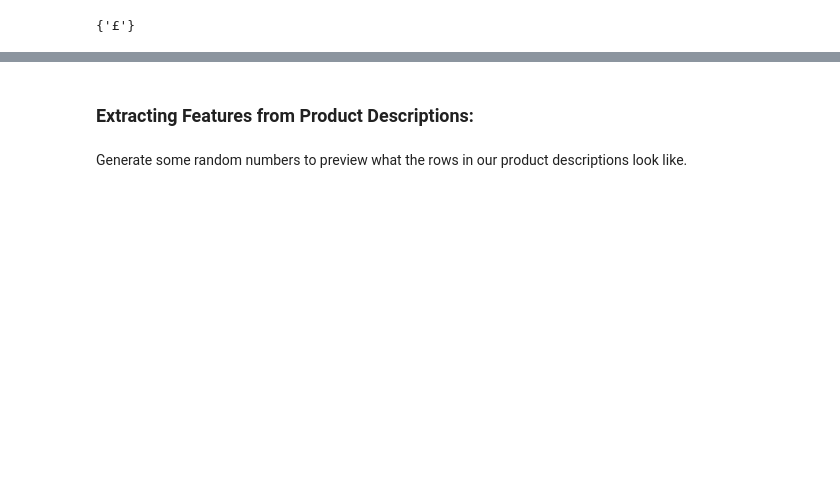
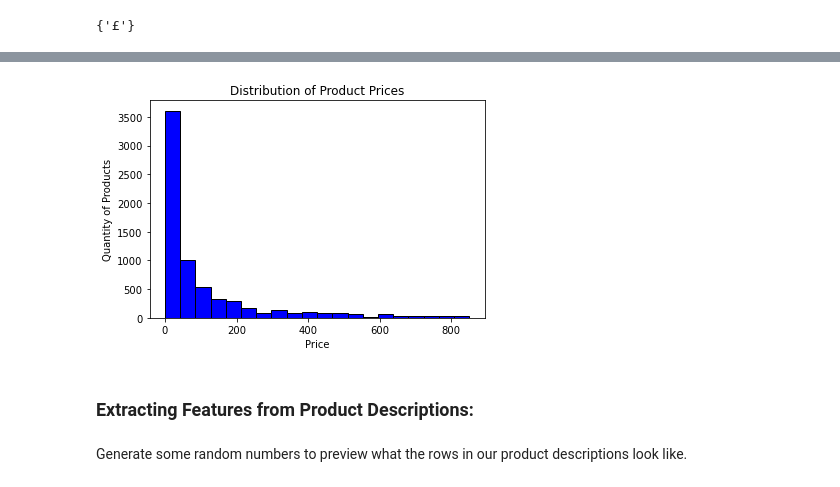
Before and after one commit to tajpatel58/Facebook-Marketplace, a Jupyter notebook: Exploring_Data/cleaning_data.ipynb, the cells around one changed output, grey strips where cells are left out. Cells and saved outputs as stored; diff of their text form; code cells hidden in the pictures; blank space fills up the shorter version.

```diff
--- a/Exploring_Data/cleaning_data.ipynb
+++ b/Exploring_Data/cleaning_data.ipynb
@@ -116,3 +126,13 @@ Based on this:
+# %%
+products = products.loc[products['cleaned_price'] <= 850]
+# %%
+plt.hist(products['cleaned_price'], color='blue', edgecolor='black', bins=20)
+plt.xlabel('Price')
+plt.ylabel('Quantity of Products')
+plt.title('Distribution of Product Prices')
+plt.show()
+# %% [output]
+[figure, added]
 # %% [markdown]
 ### Extracting Features from Product Descriptions:
 # %%
```
Also changed, not shown: parts of 16 cells of this notebook.
